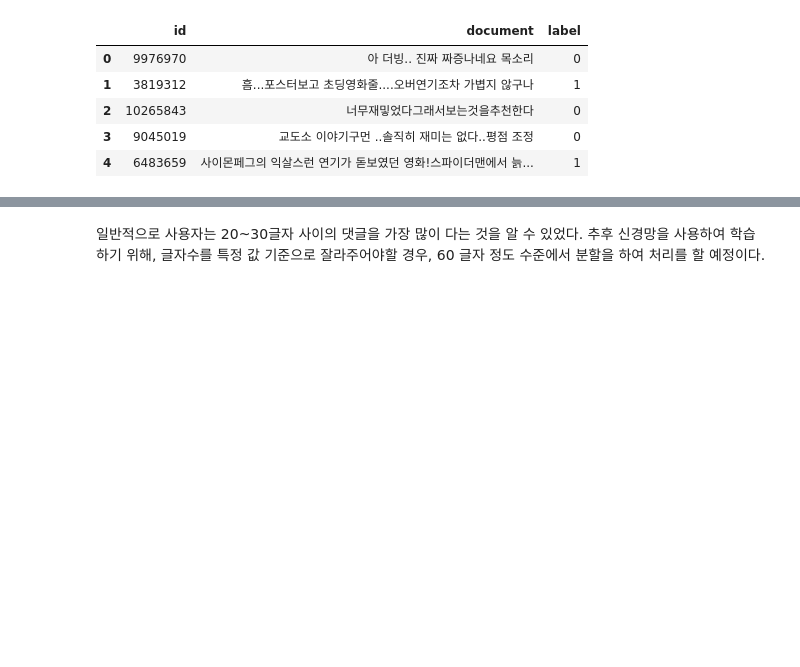
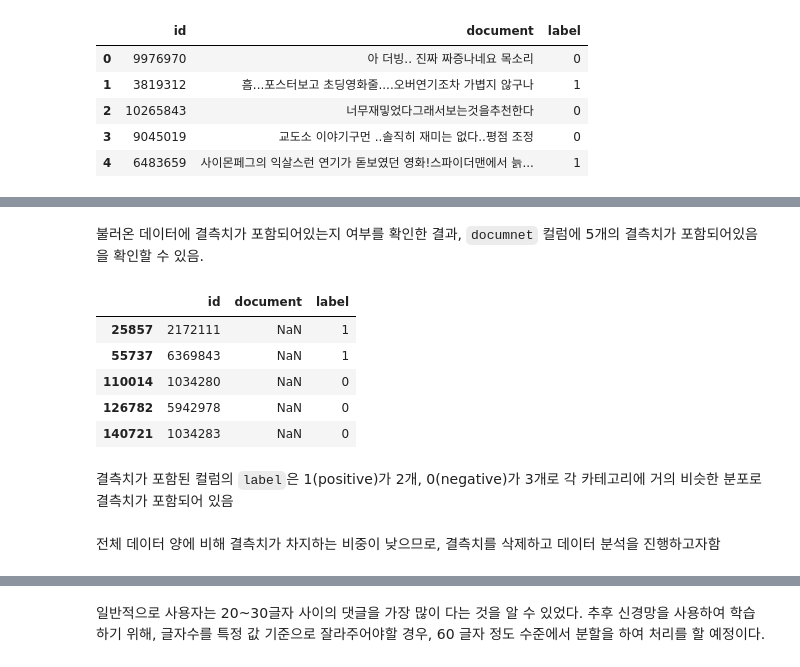
Before and after one commit to nell78/text_data_analysis, a Jupyter notebook: exercise/naver_movie_sentimental_analysis.ipynb, the cells around one changed output, grey strips where cells are left out. Saved outputs shown, nothing was run; the diff lists cells and outputs as text; code cells hidden in the pictures; blank space fills up the shorter version.

```diff
--- a/exercise/naver_movie_sentimental_analysis.ipynb
+++ b/exercise/naver_movie_sentimental_analysis.ipynb
@@ -22,0 +38,14 @@ df.head()
+# %% [markdown]
+불러온 데이터에 결측치가 포함되어있는지 여부를 확인한 결과, `documnet` 컬럼에 5개의 결측치가 포함되어있음을 확인할 수 있음.
+# %%
+# document 컬럼에 null이 포함되어있는 경우만 추출
+df[df['document'].isnull()]
+# %% [output]
+|  | id | document | label |
+| 25857 | 2172111 | NaN | 1 |
+| 55737 | 6369843 | NaN | 1 |
+| 110014 | 1034280 | NaN | 0 |
+| 126782 | 5942978 | NaN | 0 |
+| 140721 | 1034283 | NaN | 0 |
+# %% [markdown]
+결측치가 포함된 컬럼의 `label`은 1(positive)가 2개, 0(negative)가 3개로 각 카테고리에 거의 비슷한 분포로 결측치가 포함되어 있음
@@ -23,3 +54,5 @@ df.head()
+# %% [markdown]
+전체 데이터 양에 비해 결측치가 차지하는 비중이 낮으므로, 결측치를 삭제하고 데이터 분석을 진행하고자함
 # %%
 df.shape
 # %% [output]
```
Also changed, not shown: parts of 61 cells of this notebook.
